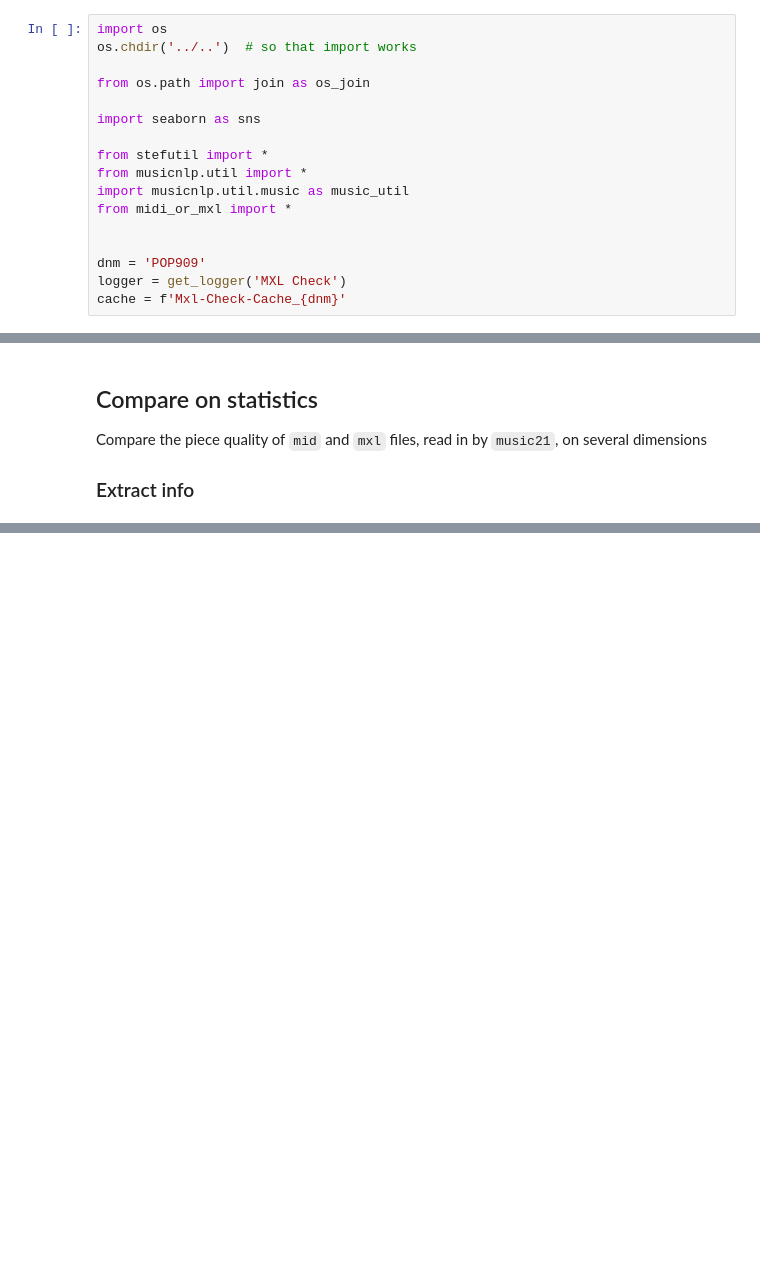
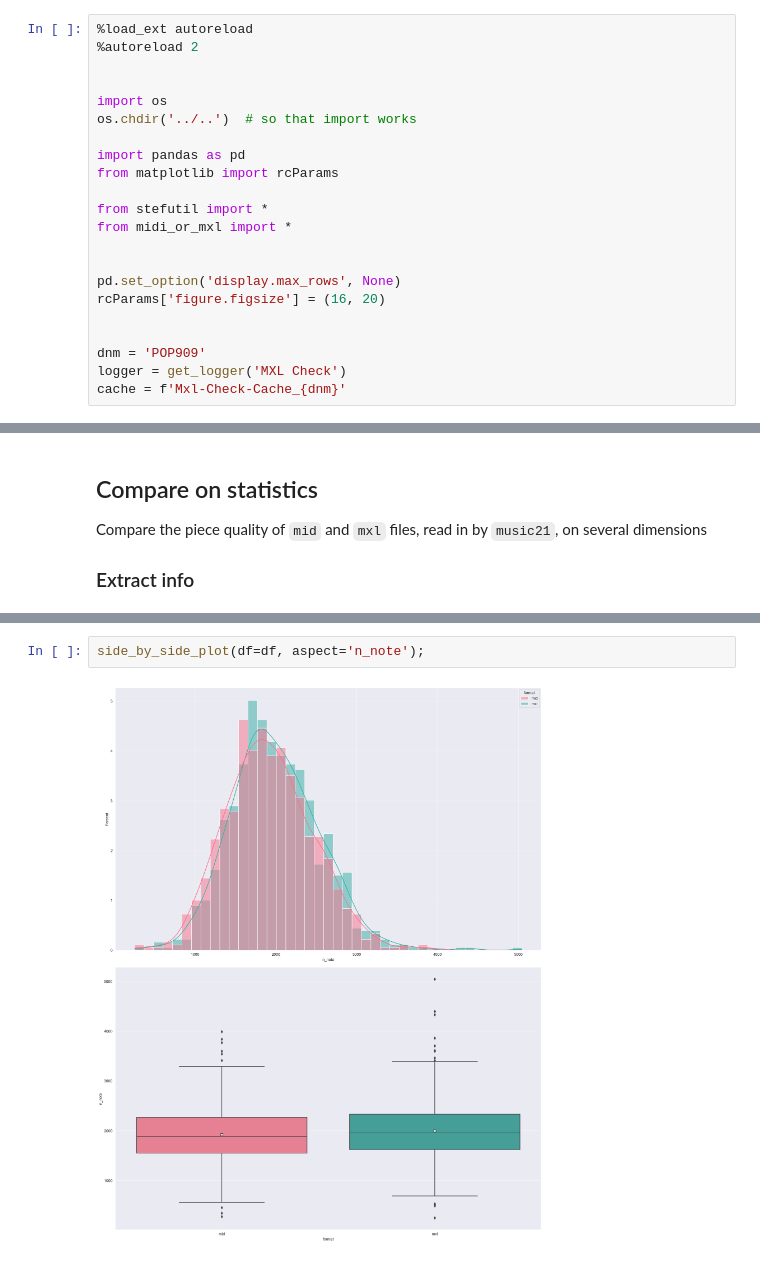
Before and after one commit to StefanHeng/Symbolic-Music-Generation, a Jupyter notebook: notebook/pre_process/midi_or_mxl.ipynb, the cells around one changed output, grey strips where cells are left out. Drawn from its saved outputs; the diff is of its cells as text; blank space fills up the shorter version.

Commit message:
Update: mxl conversion duration plots

```diff
--- a/notebook/pre_process/midi_or_mxl.ipynb
+++ b/notebook/pre_process/midi_or_mxl.ipynb
@@ -7,17 +7,22 @@ Check that `midi` => `mxl` conversion indeed helps clean up the data.
 
 ## Setup
 # %%
+%load_ext autoreload
+%autoreload 2
+
+
 import os
 os.chdir('../..')  # so that import works
 
-from os.path import join as os_join
-
-import seaborn as sns
+import pandas as pd
+from matplotlib import rcParams
 
 from stefutil import *
-from musicnlp.util import *
-import musicnlp.util.music as music_util
 from midi_or_mxl import *
+
+
+pd.set_option('display.max_rows', None)
+rcParams['figure.figsize'] = (16, 20)
 
 
 dnm = 'POP909'
@@ -57,0 +76,4 @@ sns.histplot(data=df, x='n_notes', hue='format', stat='percent', kde=True, palet
+# %%
+side_by_side_plot(df=df, aspect='n_note');
+# %% [output]
+[figure, added]
```
Also changed, not shown: parts of 21 cells of this notebook, 3 other files.
